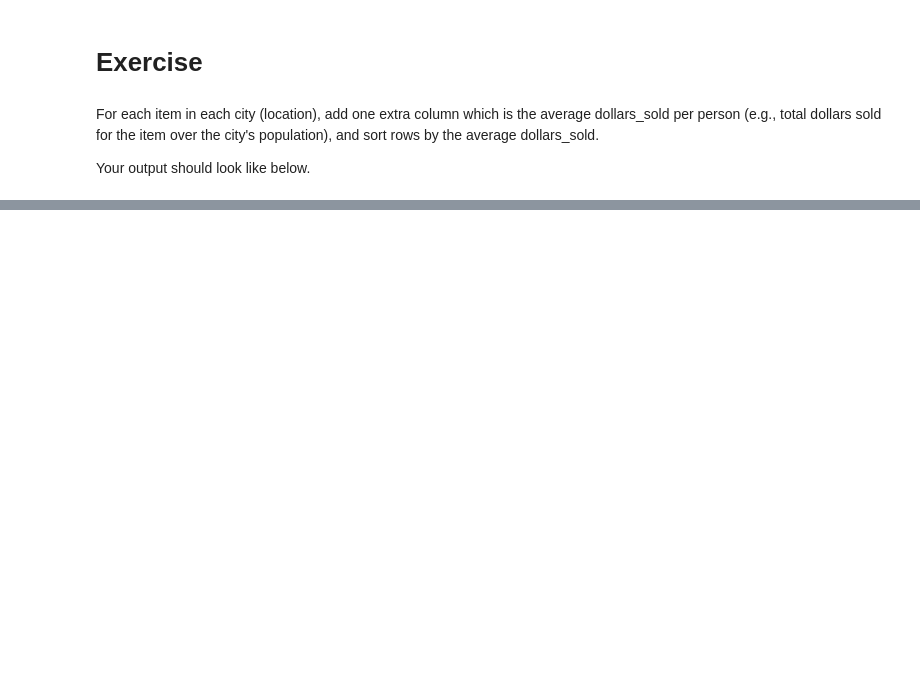
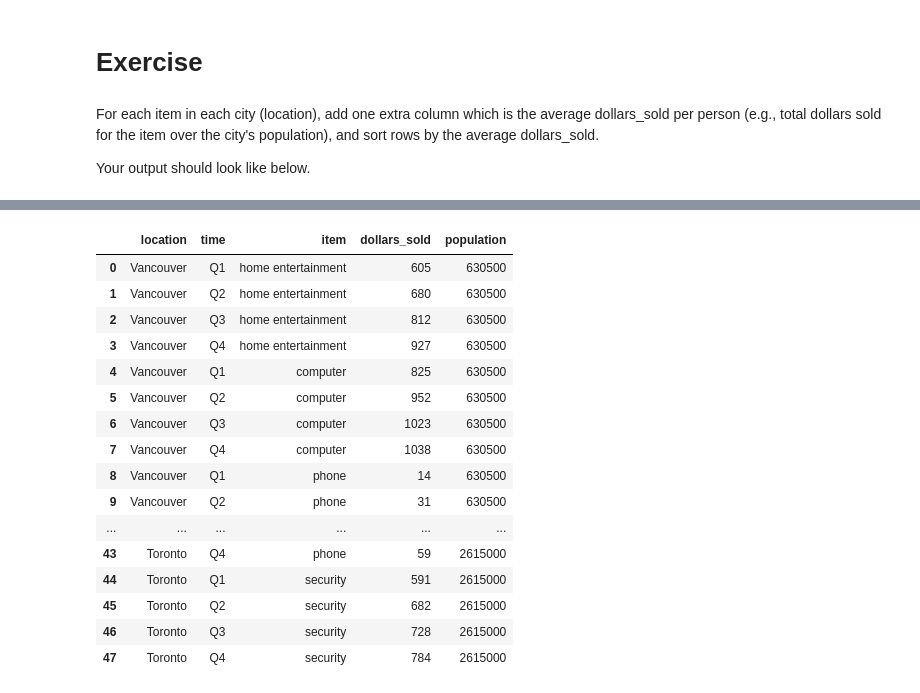
Before and after one commit to daniel-hocking/COMP9318, a Jupyter notebook: L1 - Pandas-1.ipynb, the cells around one changed output, grey strips where cells are left out. Cells and saved outputs as stored; diff of their text form; code cells hidden in the pictures; blank space fills up the shorter version.

```diff
--- a/L1 - Pandas-1.ipynb
+++ b/L1 - Pandas-1.ipynb
@@ -320,0 +340,22 @@ Your output should look like below.
+# %%
+all_cities = pd.concat([df2,df3]).drop_duplicates()
+df_full = pd.merge(df,all_cities,on='location',how='inner')
+df_full
+# %% [output]
+|  | location | time | item | dollars_sold | population |
+| 0 | Vancouver | Q1 | home entertainment | 605 | 630500 |
+| 1 | Vancouver | Q2 | home entertainment | 680 | 630500 |
+| 2 | Vancouver | Q3 | home entertainment | 812 | 630500 |
+| 3 | Vancouver | Q4 | home entertainment | 927 | 630500 |
+| 4 | Vancouver | Q1 | computer | 825 | 630500 |
+| 5 | Vancouver | Q2 | computer | 952 | 630500 |
+| 6 | Vancouver | Q3 | computer | 1023 | 630500 |
+| 7 | Vancouver | Q4 | computer | 1038 | 630500 |
+| 8 | Vancouver | Q1 | phone | 14 | 630500 |
+| 9 | Vancouver | Q2 | phone | 31 | 630500 |
+| ... | ... | ... | ... | ... | ... |
+| 43 | Toronto | Q4 | phone | 59 | 2615000 |
+| 44 | Toronto | Q1 | security | 591 | 2615000 |
+| 45 | Toronto | Q2 | security | 682 | 2615000 |
+| 46 | Toronto | Q3 | security | 728 | 2615000 |
+| 47 | Toronto | Q4 | security | 784 | 2615000 |
```
Also changed, not shown: parts of 8 cells of this notebook.
